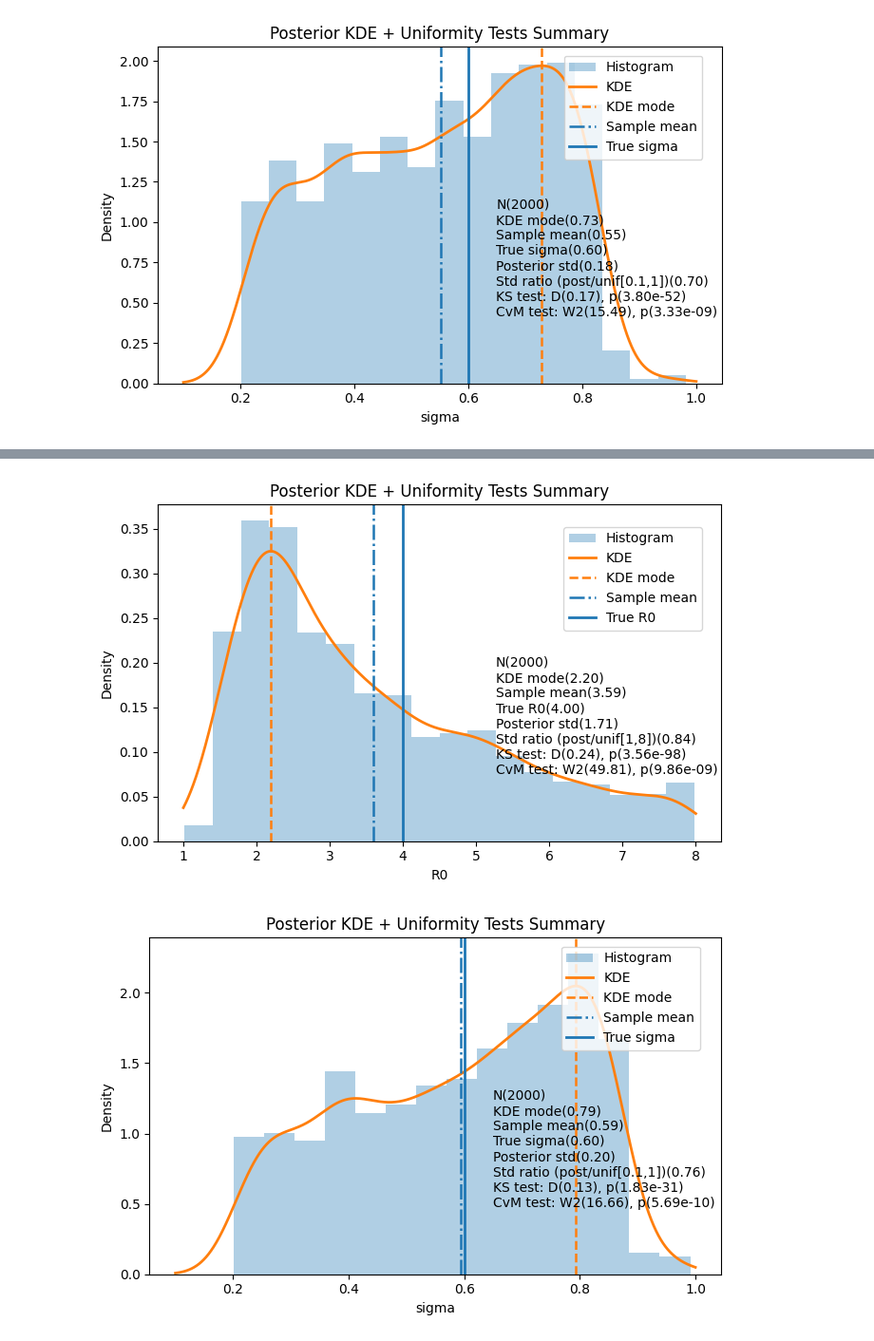
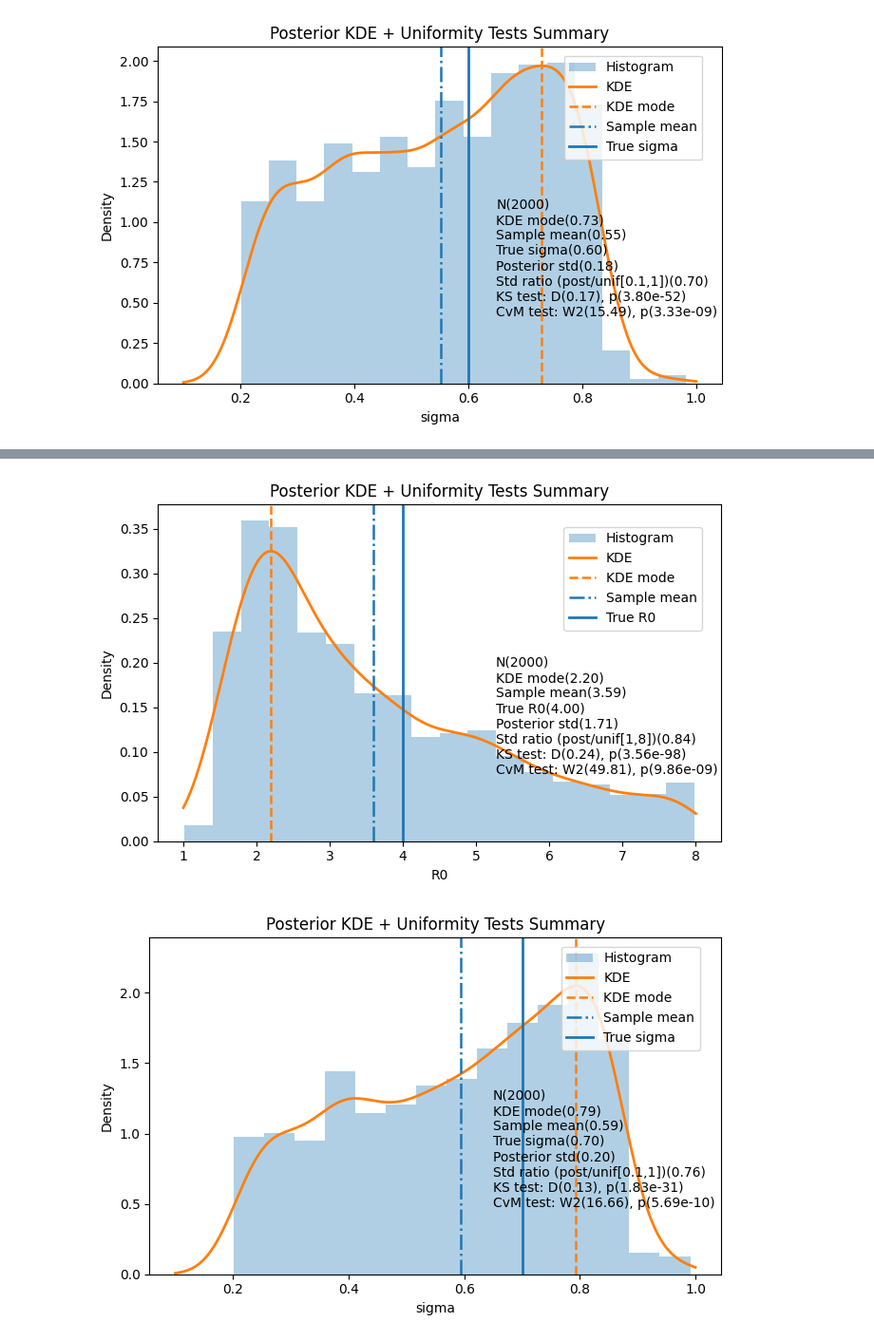
Before and after one commit to lzxiaohu/StrepA_program, a Jupyter notebook: code/from_260312/posterior_analysis.ipynb, the cells around one changed output, grey strips where cells are left out. Shown at 95% size. Cells and saved outputs as stored; diff of their text form; code cells hidden in the pictures.

```diff
--- a/code/from_260312/posterior_analysis.ipynb
+++ b/code/from_260312/posterior_analysis.ipynb
@@ -596,7 +596,7 @@ x = x[np.isfinite(x)]
 
 # ---------- Settings (your prior bounds + true/reference) ----------
 a, b = 0.1, 1.0          # prior bounds for uniform comparison
-sigma_true = 0.6             # reference/true sigma
+sigma_true = 0.7             # reference/true sigma
 
 # ---------- Posterior stats ----------
 n = x.size
@@ -639,34 +639,34 @@ txt = (
     f"Std ratio (post/unif[{a:g},{b:g}])({sd_ratio:.2f})\n"
     f"KS test: D({ks.statistic:.2f}), p({ks.pvalue:.2e})\n"
     f"CvM test: W2({cvm.statistic:.2f}), p({cvm.pvalue:.2e})"
 )
 # ax.text(
 #     0.52, 0.98, txt,
 #     transform=ax.transAxes,
 #     ha="left", va="top",
 #     bbox=dict(boxstyle="None", facecolor="white", alpha=0.85)
 # )
 ax.text(
     0.60, 0.55, txt,
     transform=ax.transAxes,
     ha="left", va="top",
     fontsize=10,
     bbox=None
 )
 
 
 # Put legend outside to avoid overlap with the text box
 ax.legend(loc="center left", bbox_to_anchor=(0.72, 0.82), borderaxespad=0.)
 
 ax.set_title("Posterior KDE + Uniformity Tests Summary")
 ax.set_xlabel("sigma")
 ax.set_ylabel("Density")
 fig.tight_layout()
 fig.savefig("../../figures/from_260312/posterior_results/sigma0p7/posterior_kde_summary_sigma_R04p0.png", dpi=300, bbox_inches="tight")
 plt.show()
 # %% [output]
 [figure]
-[figure, old version]
+[figure, new version]
 # %%
 # Posterior distributions of R0
 import numpy as np
```
Also changed, not shown: parts of 6 cells of this notebook, 9 other files.
